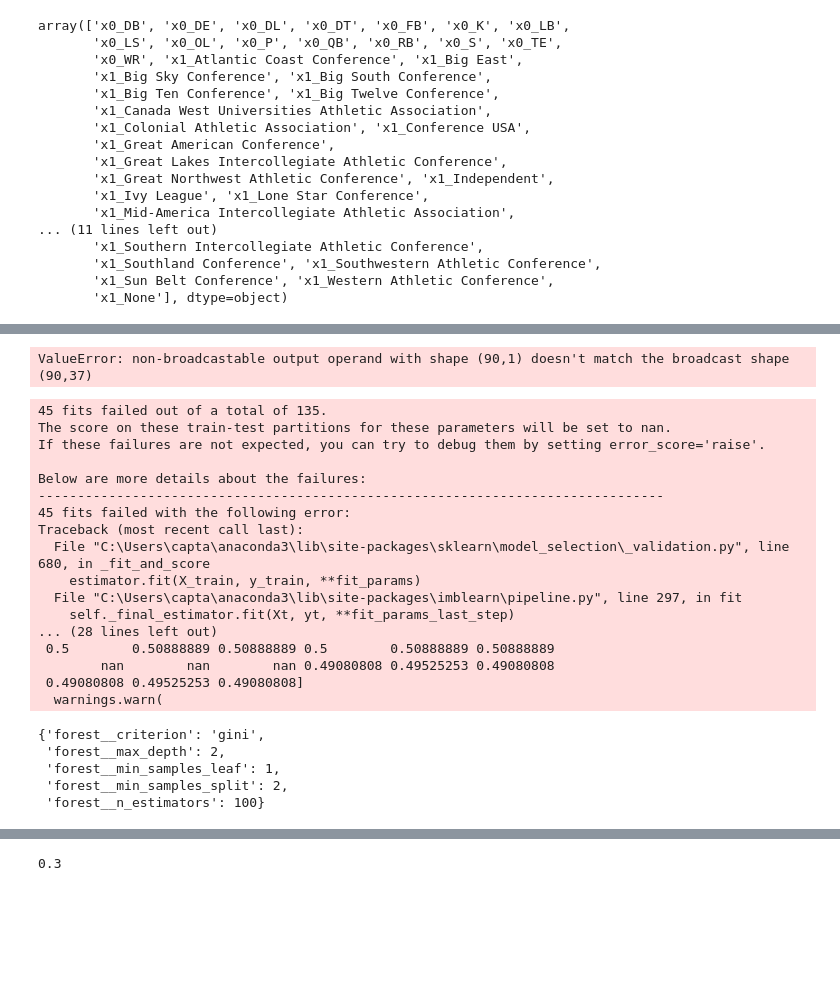
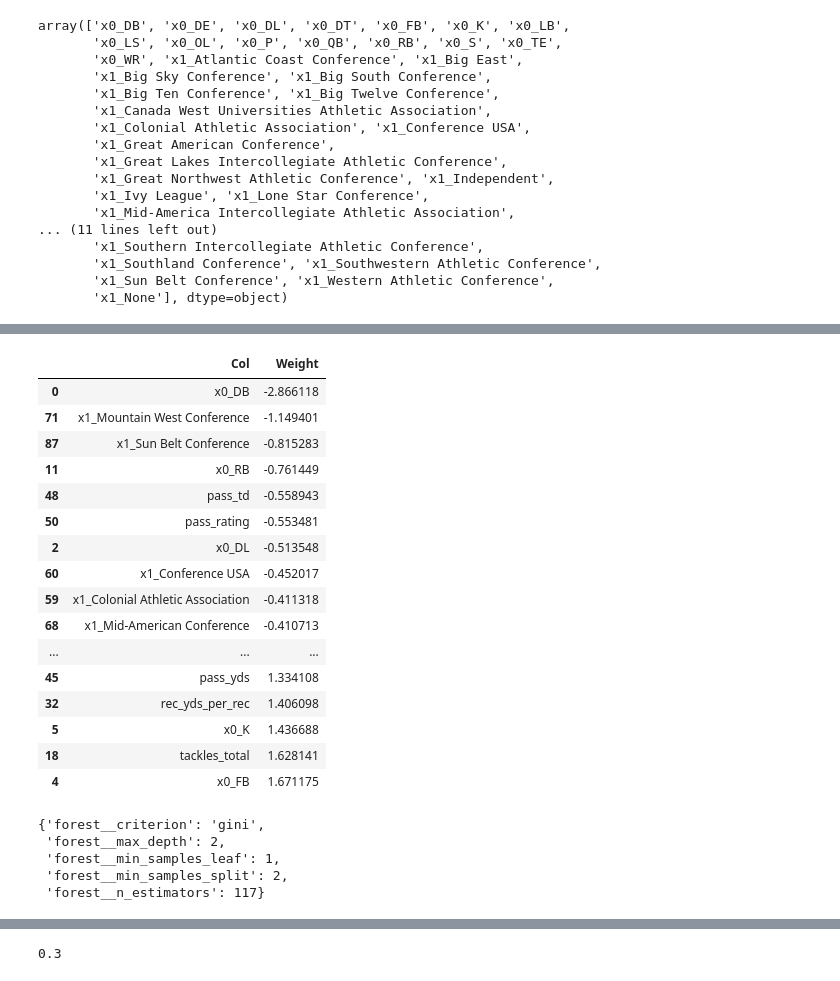
Before and after one commit to jpalgon/Draft_Classification, a Jupyter notebook: Modeling.ipynb, the cells around one changed output, grey strips where cells are left out. Saved outputs shown, nothing was run; the diff lists cells and outputs as text; code cells hidden in the pictures; blank space fills up the shorter version.

Commit message:
added final models and started cleaning up notebooks

```diff
--- a/Modeling.ipynb
+++ b/Modeling.ipynb
@@ -218,4 +213,0 @@ zipped
-# %%
-pipe[0].transformers_[0][1].named_steps['mms'].inverse_transform(co)
-# %% [output]
-ValueError: non-broadcastable output operand with shape (90,1) doesn't match the broadcast shape (90,37)
@@ -223,0 +214,28 @@ coefs = pipe[-1].coef_.flatten()
+# %%
+minmax = zipped.iloc[15:52,1]
+# %%
+inverse_weights = minmax.apply(lambda x: x - minmax.min() / (minmax.max() - minmax.min()))
+# %%
+zipped.iloc[15:52,1] = inverse_weights
+# %%
+pd.set_option("display.max_rows", None)
+zipped.columns = ['Col','Weight']
+zipped.sort_values(by='Weight')
+# %% [output]
+|  | Col | Weight |
+| 0 | x0_DB | -2.866118 |
+| 71 | x1_Mountain West Conference | -1.149401 |
+| 87 | x1_Sun Belt Conference | -0.815283 |
+| 11 | x0_RB | -0.761449 |
+| 48 | pass_td | -0.558943 |
+| 50 | pass_rating | -0.553481 |
+| 2 | x0_DL | -0.513548 |
+| 60 | x1_Conference USA | -0.452017 |
+| 59 | x1_Colonial Athletic Association | -0.411318 |
+| 68 | x1_Mid-American Conference | -0.410713 |
+| ... | ... | ... |
+| 45 | pass_yds | 1.334108 |
+| 32 | rec_yds_per_rec | 1.406098 |
+| 5 | x0_K | 1.436688 |
+| 18 | tackles_total | 1.628141 |
+| 4 | x0_FB | 1.671175 |
@@ -225,12 +245,12 @@ coefs = pipe[-1].coef_.flatten()
 X = df.drop(['Rnd'],axis=1)
 y = df.Rnd
 
-X_train, X_test, y_train, y_test = train_test_split(X,y,test_size=.33,random_state=42)
+X_train, X_test, y_train, y_test = train_test_split(X,y,test_size=.45,random_state=42)
 
 player_names = X_test.Player
 player_team = X_test.Tm
-X_test = X_test.drop(['Player','Tm','College','height'],1)
-X_train = X_train.drop(['Player','Tm','College','height'],1)
+X_test = X_test.drop(['Player','Tm','College','height','Pick'],1)
+X_train = X_train.drop(['Player','Tm','College','height','Pick'],1)
 
 smote = SMOTE(random_state=42)
 over_samp = RandomOverSampler(random_state=42)
@@ -254,10 +274,10 @@ pipe_tree = Pipeline(steps=([
 ]))
 
 grid = {'forest__criterion': ['gini'],
-        'forest__max_depth': [1,2,3],
-        'forest__min_samples_split': [1,2,3],
+        'forest__max_depth': [2],
+        'forest__min_samples_split': [2],
         'forest__min_samples_leaf': [1],
-        'forest__n_estimators': [95,100,105]
+        'forest__n_estimators': [117]
        }
 
 gridsearch = GridSearchCV(estimator=pipe_tree,
@@ -272,28 +292,11 @@ gridsearch.fit(X_train,y_train)
 y_pred = gridsearch.predict(X_test)
 gridsearch.best_params_
 # %% [output]
-45 fits failed out of a total of 135.
-The score on these train-test partitions for these parameters will be set to nan.
-If these failures are not expected, you can try to debug them by setting error_score='raise'.
-
-Below are more details about the failures:
---------------------------------------------------------------------------------
-45 fits failed with the following error:
-Traceback (most recent call last):
-  File "C:\Users\capta\anaconda3\lib\site-packages\sklearn\model_selection\_validation.py", line 680, in _fit_and_score
-    estimator.fit(X_train, y_train, **fit_params)
-  File "C:\Users\capta\anaconda3\lib\site-packages\imblearn\pipeline.py", line 297, in fit
-    self._final_estimator.fit(Xt, yt, **fit_params_last_step)
-... (28 lines left out)
- 0.5        0.50888889 0.50888889 0.5        0.50888889 0.50888889
-        nan        nan        nan 0.49080808 0.49525253 0.49080808
- 0.49080808 0.49525253 0.49080808]
-  warnings.warn(
+{'forest__criterion': 'gini',
+ 'forest__max_depth': 2,
+ 'forest__min_samples_leaf': 1,
+ 'forest__min_samples_split': 2,
+ 'forest__n_estimators': 117}
-{'forest__criterion': 'gini',
- 'forest__max_depth': 2,
- 'forest__min_samples_leaf': 1,
- 'forest__min_samples_split': 2,
- 'forest__n_estimators': 100}
 # %%
 X = df.drop(['Rnd'],axis=1)
 y = df.Rnd
```
Also changed, not shown: parts of 16 cells of this notebook.
